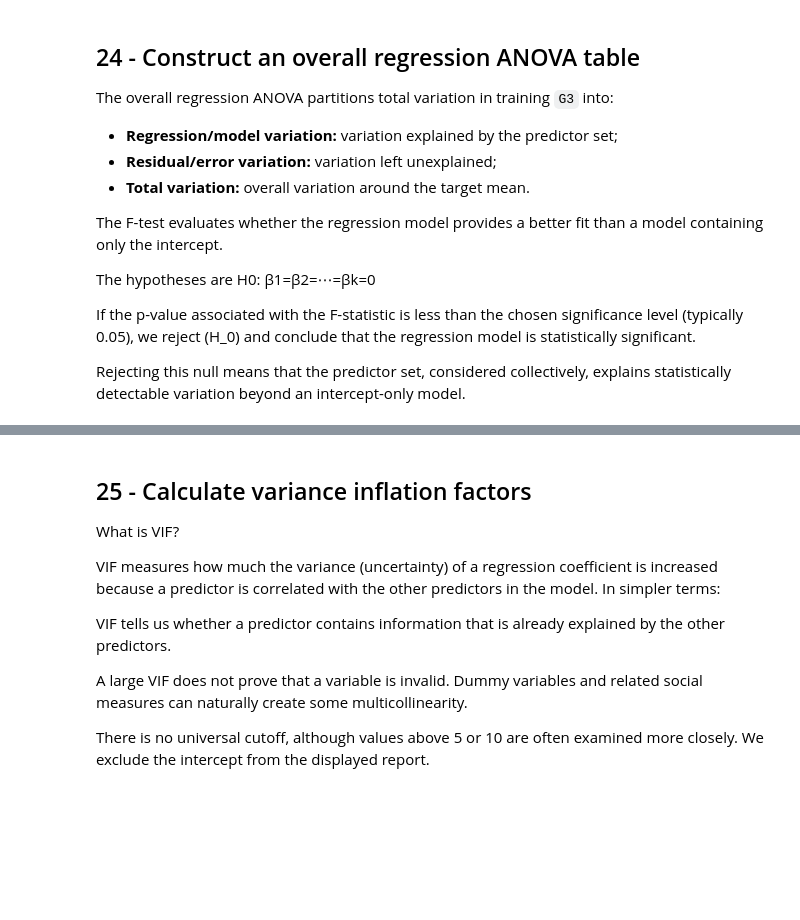
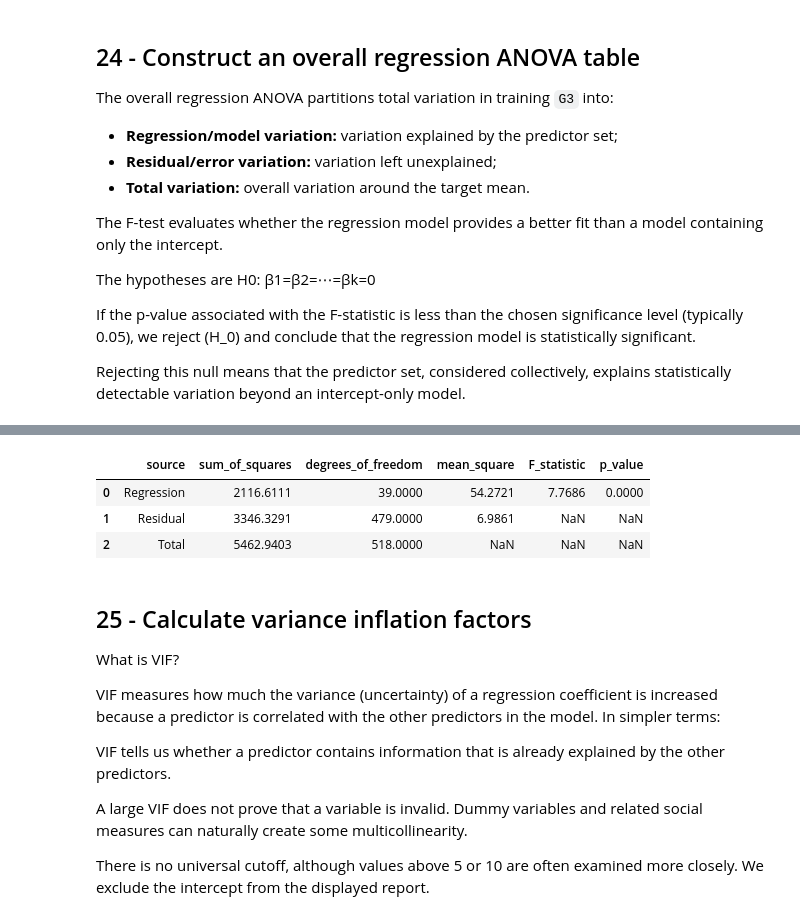
Before and after one commit to JoseAlberto88/Predictive-Analytics-, a Jupyter notebook: DAMO510_Module_05_Summer26_Starter_Nortebook_(1).ipynb, the cells around one changed output, grey strips where cells are left out. Cells and saved outputs as stored; diff of their text form; code cells hidden in the pictures; blank space fills up the shorter version.

```diff
--- a/DAMO510_Module_05_Summer26_Starter_Nortebook_(1).ipynb
+++ b/DAMO510_Module_05_Summer26_Starter_Nortebook_(1).ipynb
@@ -1181,3 +1301,38 @@ Rejecting this null means that the predictor set, considered collectively, expla
+# %%
+import pandas as pd
+
+# Extract values from the fitted model
+ssr = ols_model.ess          # Regression sum of squares
+sse = ols_model.ssr          # Residual sum of squares
+sst = ssr + sse              # Total sum of squares
+
+df_model = ols_model.df_model
+df_resid = ols_model.df_resid
+df_total = df_model + df_resid
+
+msr = ssr / df_model         # Mean square regression
+mse = sse / df_resid         # Mean square error
+
+f_stat = ols_model.fvalue
+p_val = ols_model.f_pvalue
+
+# Build the ANOVA table
+anova_df = pd.DataFrame({
+    "source": ["Regression", "Residual", "Total"],
+    "sum_of_squares": [ssr, sse, sst],
+    "degrees_of_freedom": [df_model, df_resid, df_total],
+    "mean_square": [msr, mse, None],
+    "F_statistic": [f_stat, None, None],
+    "p_value": [p_val, None, None]
+})
+
+anova_df = anova_df.round(4)
+anova_df
+# %% [output]
+|  | source | sum_of_squares | degrees_of_freedom | mean_square | F_statistic | p_value |
+| 0 | Regression | 2116.6111 | 39.0000 | 54.2721 | 7.7686 | 0.0000 |
+| 1 | Residual | 3346.3291 | 479.0000 | 6.9861 | NaN | NaN |
+| 2 | Total | 5462.9403 | 518.0000 | NaN | NaN | NaN |
 # %% [markdown]
 ## 25 - Calculate variance inflation factors
 
```
Also changed, not shown: parts of 13 cells of this notebook.
